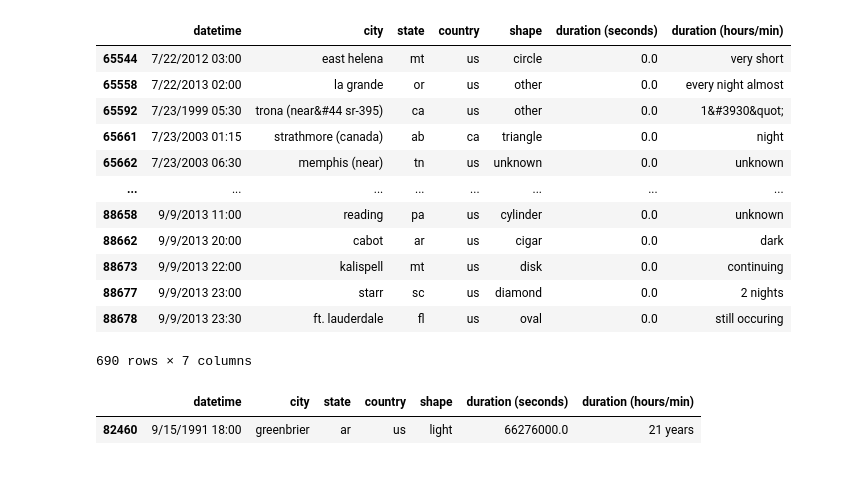
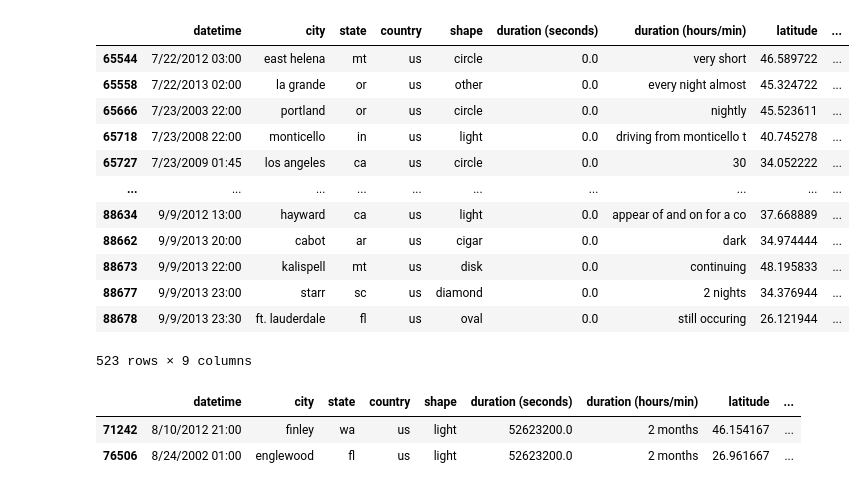
Before and after one commit to CBPher24/Predicting_UFOs, a Jupyter notebook: Data_Cleaning/Ufo_Sightings_Complete.ipynb, the cells around one changed output. Cells and saved outputs as stored; diff of their text form; code cells hidden in the pictures.

```diff
--- a/Data_Cleaning/Ufo_Sightings_Complete.ipynb
+++ b/Data_Cleaning/Ufo_Sightings_Complete.ipynb
@@ -27,6 +26,8 @@ b'Skipping line 65878: expected 11 fields, saw 12\nSkipping line 66090: expected
 88679 rows × 11 columns
 # %%
 ufo_data1 = ufo_data.dropna(axis=0, how='any',inplace=False)
+ufo_data1 = ufo_data1[ufo_data1['comments'].str.contains("HOAX")==False]
+ufo_data1 = ufo_data1[ufo_data1['duration (hours/min)'].str.contains("unknown|year|#")==False]
 ufo_data1
 # %% [output]
 |  | datetime | city | state | country | shape | duration (seconds) | duration (hours/min) | comments | ... |
@@ -45,4 +46,5 @@ ufo_data1
 # %%
-ufo_data2 = ufo_data1.drop(["comments", "latitude", "longitude", "date posted"], axis=1)
+ufo_data2 = ufo_data1.drop(["comments", "date posted"], axis=1)
+ufo_data2 = ufo_data2[ufo_data2['city'].str.contains("\(")==False]
 ufo_data2
 # %% [output]
@@ -81,21 +83,22 @@ duration_values.sort_index()
 # %%
-ufo_data2[ufo_data2["duration (seconds)"]==0]
+ufo_data2[ufo_data2["duration (seconds)"]==0.00]
 # %% [output]
-|  | datetime | city | state | country | shape | duration (seconds) | duration (hours/min) |
-| 65544 | 7/22/2012 03:00 | east helena | mt | us | circle | 0.0 | very short |
-| 65558 | 7/22/2013 02:00 | la grande | or | us | other | 0.0 | every night almost |
-| 65592 | 7/23/1999 05:30 | trona (near&#44 sr-395) | ca | us | other | 0.0 | 1&#3930&quot; |
-| 65661 | 7/23/2003 01:15 | strathmore (canada) | ab | ca | triangle | 0.0 | night |
-| 65662 | 7/23/2003 06:30 | memphis (near) | tn | us | unknown | 0.0 | unknown |
-| ... | ... | ... | ... | ... | ... | ... | ... |
-| 88658 | 9/9/2013 11:00 | reading | pa | us | cylinder | 0.0 | unknown |
-| 88662 | 9/9/2013 20:00 | cabot | ar | us | cigar | 0.0 | dark |
-| 88673 | 9/9/2013 22:00 | kalispell | mt | us | disk | 0.0 | continuing |
-| 88677 | 9/9/2013 23:00 | starr | sc | us | diamond | 0.0 | 2 nights |
-| 88678 | 9/9/2013 23:30 | ft. lauderdale | fl | us | oval | 0.0 | still occuring |
+|  | datetime | city | state | country | shape | duration (seconds) | duration (hours/min) | latitude | ... |
+| 65544 | 7/22/2012 03:00 | east helena | mt | us | circle | 0.0 | very short | 46.589722 | ... |
+| 65558 | 7/22/2013 02:00 | la grande | or | us | other | 0.0 | every night almost | 45.324722 | ... |
+| 65666 | 7/23/2003 22:00 | portland | or | us | circle | 0.0 | nightly | 45.523611 | ... |
+| 65718 | 7/23/2008 22:00 | monticello | in | us | light | 0.0 | driving from monticello t | 40.745278 | ... |
+| 65727 | 7/23/2009 01:45 | los angeles | ca | us | circle | 0.0 | 30 | 34.052222 | ... |
+| ... | ... | ... | ... | ... | ... | ... | ... | ... | ... |
+| 88634 | 9/9/2012 13:00 | hayward | ca | us | light | 0.0 | appear of and on for a co | 37.668889 | ... |
+| 88662 | 9/9/2013 20:00 | cabot | ar | us | cigar | 0.0 | dark | 34.974444 | ... |
+| 88673 | 9/9/2013 22:00 | kalispell | mt | us | disk | 0.0 | continuing | 48.195833 | ... |
+| 88677 | 9/9/2013 23:00 | starr | sc | us | diamond | 0.0 | 2 nights | 34.376944 | ... |
+| 88678 | 9/9/2013 23:30 | ft. lauderdale | fl | us | oval | 0.0 | still occuring | 26.121944 | ... |
-690 rows × 7 columns
+523 rows × 9 columns
 # %%
-ufo_data2[ufo_data2["duration (seconds)"]==66276000]
+ufo_data2[ufo_data2["duration (seconds)"]==52623200]
 # %% [output]
-|  | datetime | city | state | country | shape | duration (seconds) | duration (hours/min) |
-| 82460 | 9/15/1991 18:00 | greenbrier | ar | us | light | 66276000.0 | 21 years |
+|  | datetime | city | state | country | shape | duration (seconds) | duration (hours/min) | latitude | ... |
+| 71242 | 8/10/2012 21:00 | finley | wa | us | light | 52623200.0 | 2 months | 46.154167 | ... |
+| 76506 | 8/24/2002 01:00 | englewood | fl | us | light | 52623200.0 | 2 months | 26.961667 | ... |
```
Also changed, not shown: parts of 5 cells of this notebook, 1 other file.
